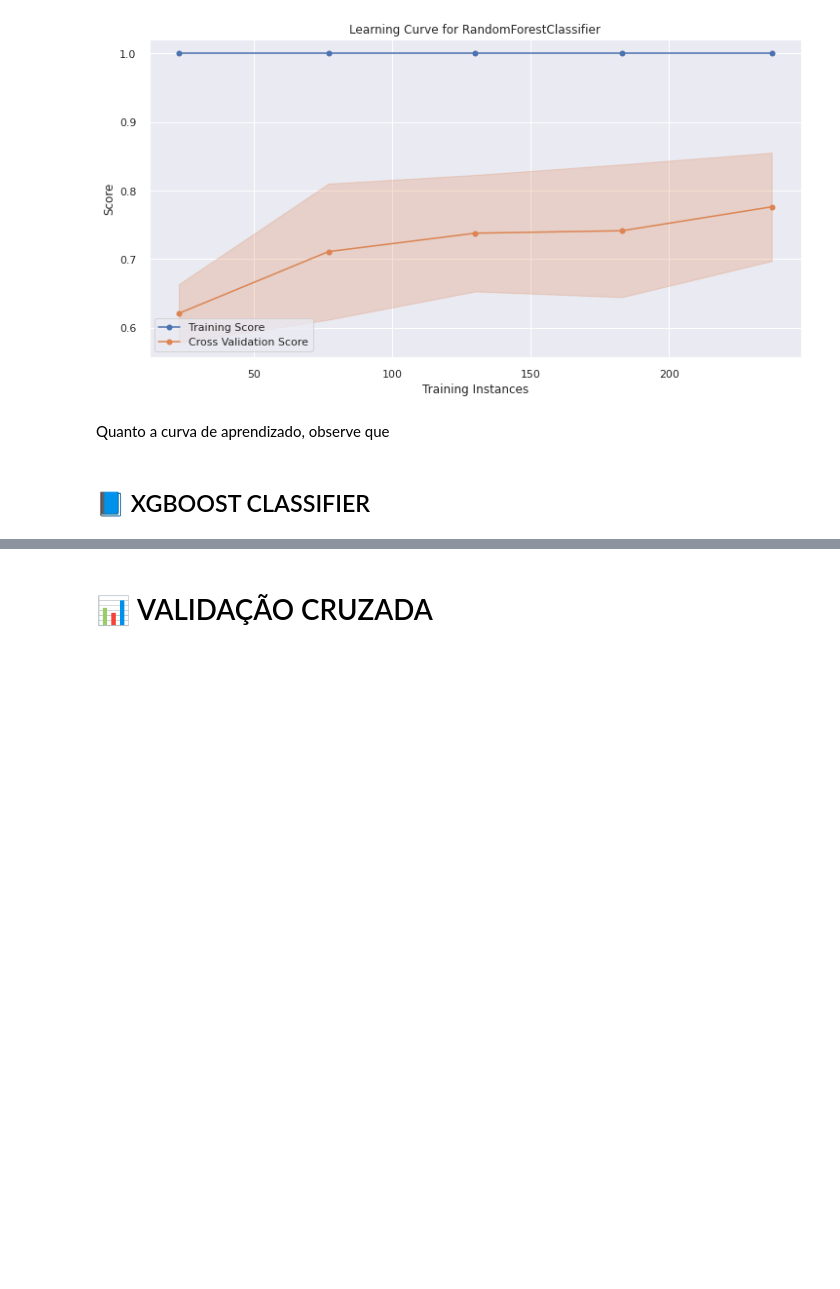
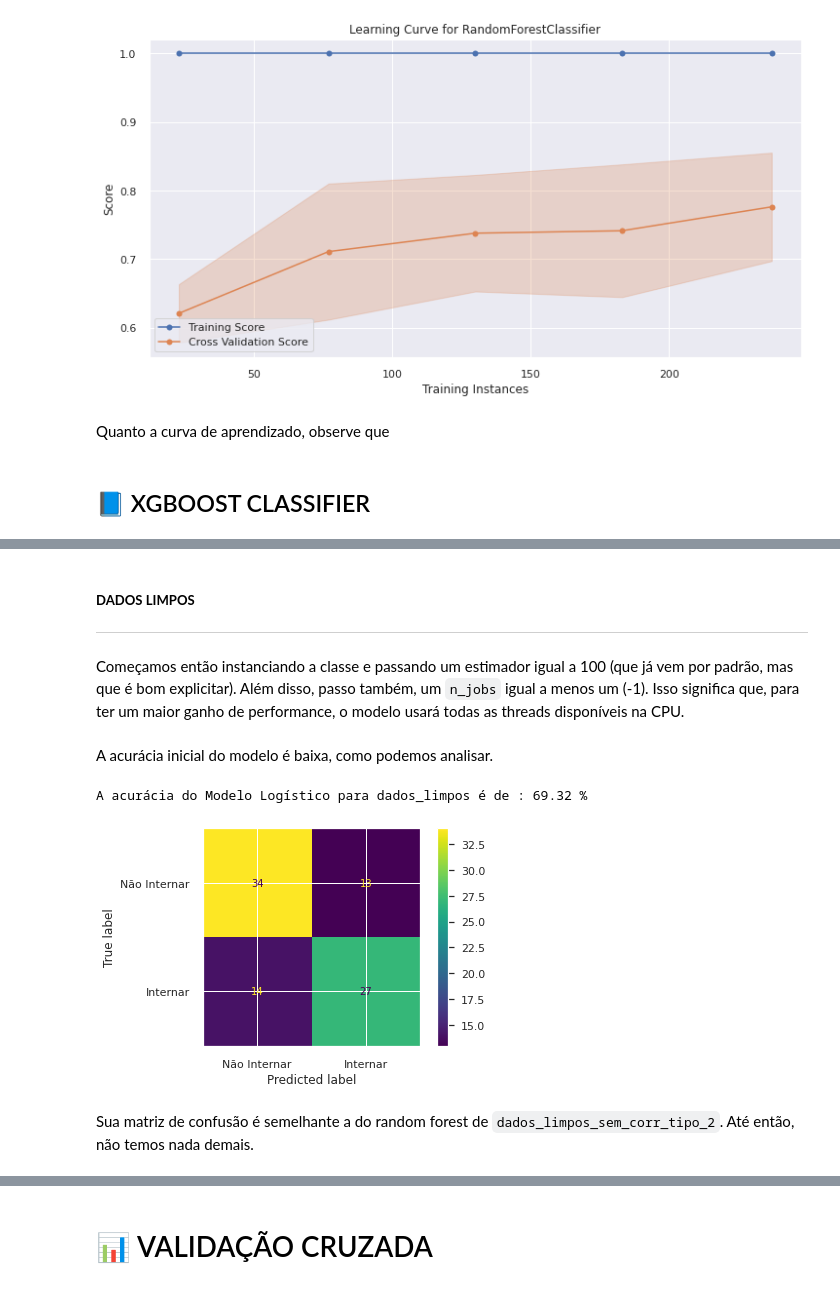
Before and after one commit to MatheusOrange211/Sirio_Libanes_ICU_Prediction, a Jupyter notebook: 2_Implementação_de_Modelos.ipynb, the cells around one changed output, grey strips where cells are left out. Drawn from its saved outputs; the diff is of its cells as text; code cells hidden in the pictures; blank space fills up the shorter version.

```diff
--- a/2_Implementação_de_Modelos.ipynb
+++ b/2_Implementação_de_Modelos.ipynb
@@ -1049,0 +1093,19 @@ Quanto a curva de aprendizado, observe que
+# %% [markdown]
+##### **DADOS LIMPOS**
+---
+# %% [markdown]
+Começamos então instanciando a classe e passando um estimador igual a 100 (que já vem por padrão, mas que é bom explicitar). Além disso, passo também, um `n_jobs` igual a menos um (-1). Isso significa que, para ter um maior ganho de performance, o modelo usará todas as threads disponíveis na CPU.
+# %%
+modelo_xgboost_dados_limpos = XGBClassifier(n_estimators=100,n_jobs=-1)
+# %% [markdown]
+A acurácia inicial do modelo é baixa, como podemos analisar.
+# %%
+saber_acuracia(dados_limpos,modelo_xgboost_dados_limpos)
+# %% [output]
+A acurácia do Modelo Logístico para dados_limpos é de : 69.32 %
+# %%
+plotar_confusion_matrix(dados_limpos,modelo_xgboost_dados_limpos)
+# %% [output]
+[figure, added]
+# %% [markdown]
+Sua matriz de confusão é semelhante a do random forest de `dados_limpos_sem_corr_tipo_2`. Até então, não temos nada demais.
```
Also changed, not shown: parts of 79 cells of this notebook.
